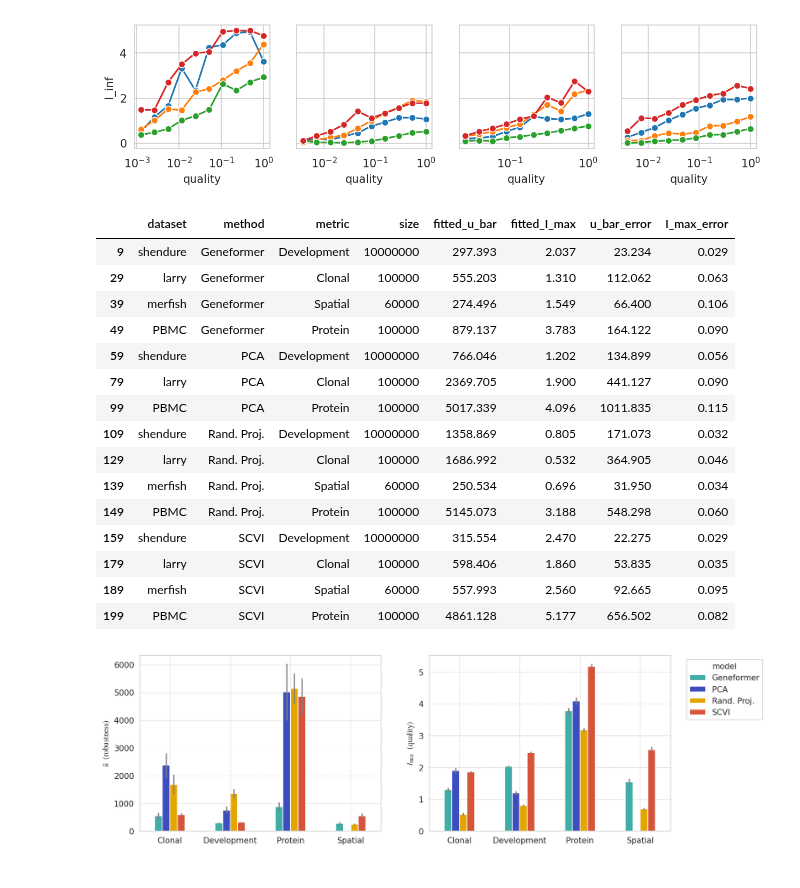
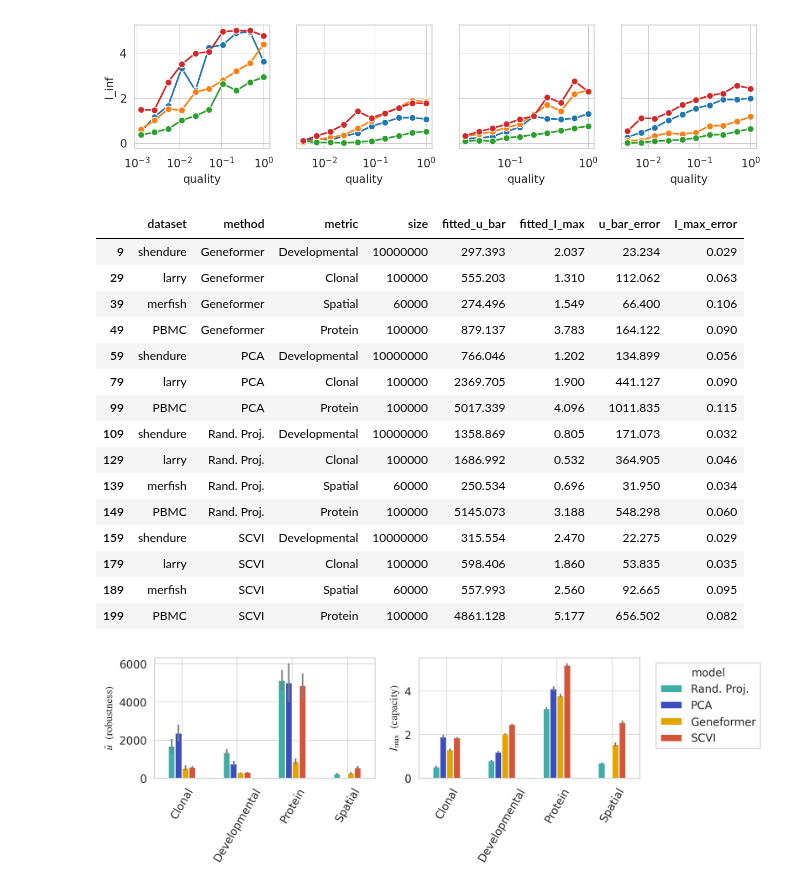
Before and after one commit to igor-sadalski/Scaling-up-measurement-noise-scaling-laws, a Jupyter notebook: analysis/playground.ipynb, the cells around one changed output. Saved outputs shown, nothing was run; the diff lists cells and outputs as text; code cells hidden in the pictures.

Commit message:
replot raw data with jitter, replot param bars

```diff
--- a/analysis/playground.ipynb
+++ b/analysis/playground.ipynb
@@ -50,63 +50,67 @@ noise_df = noise_df[noise_df['size'].isin(noise_df.groupby('dataset')['size'].ma
 
 noise_df.replace('protein_counts', 'Protein', inplace=True)
 noise_df.replace('clone', 'Clonal', inplace=True)
-noise_df.replace('author_day', 'Development', inplace=True)
+noise_df.replace('author_day', 'Developmental', inplace=True)
 noise_df.replace('ng_idx', 'Spatial', inplace=True)
 noise_df.replace('RandomProjection', 'Rand. Proj.', inplace=True)
 
 noise_df
 # %% [output]
 |  | dataset | method | metric | size | fitted_u_bar | fitted_I_max | u_bar_error | I_max_error |
-| 9 | shendure | Geneformer | Development | 10000000 | 297.393 | 2.037 | 23.234 | 0.029 |
+| 9 | shendure | Geneformer | Developmental | 10000000 | 297.393 | 2.037 | 23.234 | 0.029 |
 | 29 | larry | Geneformer | Clonal | 100000 | 555.203 | 1.310 | 112.062 | 0.063 |
 | 39 | merfish | Geneformer | Spatial | 60000 | 274.496 | 1.549 | 66.400 | 0.106 |
 | 49 | PBMC | Geneformer | Protein | 100000 | 879.137 | 3.783 | 164.122 | 0.090 |
-| 59 | shendure | PCA | Development | 10000000 | 766.046 | 1.202 | 134.899 | 0.056 |
+| 59 | shendure | PCA | Developmental | 10000000 | 766.046 | 1.202 | 134.899 | 0.056 |
 | 79 | larry | PCA | Clonal | 100000 | 2369.705 | 1.900 | 441.127 | 0.090 |
 | 99 | PBMC | PCA | Protein | 100000 | 5017.339 | 4.096 | 1011.835 | 0.115 |
-| 109 | shendure | Rand. Proj. | Development | 10000000 | 1358.869 | 0.805 | 171.073 | 0.032 |
+| 109 | shendure | Rand. Proj. | Developmental | 10000000 | 1358.869 | 0.805 | 171.073 | 0.032 |
 | 129 | larry | Rand. Proj. | Clonal | 100000 | 1686.992 | 0.532 | 364.905 | 0.046 |
 | 139 | merfish | Rand. Proj. | Spatial | 60000 | 250.534 | 0.696 | 31.950 | 0.034 |
 | 149 | PBMC | Rand. Proj. | Protein | 100000 | 5145.073 | 3.188 | 548.298 | 0.060 |
-| 159 | shendure | SCVI | Development | 10000000 | 315.554 | 2.470 | 22.275 | 0.029 |
+| 159 | shendure | SCVI | Developmental | 10000000 | 315.554 | 2.470 | 22.275 | 0.029 |
 | 179 | larry | SCVI | Clonal | 100000 | 598.406 | 1.860 | 53.835 | 0.035 |
 | 189 | merfish | SCVI | Spatial | 60000 | 557.993 | 2.560 | 92.665 | 0.095 |
 | 199 | PBMC | SCVI | Protein | 100000 | 4861.128 | 5.177 | 656.502 | 0.082 |
 # %%
-fig, axs = plt.subplots(1, 2, figsize=(12, 4), dpi=150)
+fig, axs = plt.subplots(1, 2, figsize=(8, 2), dpi=300)
 
 means = noise_df.pivot(index='metric', columns='method', values='fitted_u_bar')
 errors = noise_df.pivot(index='metric', columns='method', values='u_bar_error')
 
-means.plot(kind='bar',
+hue_order = ['Rand. Proj.', 'PCA', 'Geneformer', 'SCVI']
+
+means[hue_order].plot(kind='bar',
            yerr=errors,
            ax=axs[0],
            color=pretty_palette,
            capsize=0,
            ecolor='grey',
            capstyle='round',
-           rot=0, legend=False)
+           rot=0, legend=False,)
 
 axs[0].set_xlabel('')
 axs[0].set_ylabel(r'$\bar{u} \text{  (robustness)}$')
-
+# xtick rotation
+axs[0].tick_params(axis='x', rotation=60)
 
 means = noise_df.pivot(index='metric', columns='method', values='fitted_I_max')
 errors = noise_df.pivot(index='metric', columns='method', values='I_max_error')
 
-means.plot(kind='bar',
+means[hue_order].plot(kind='bar',
            yerr=errors,
            ax=axs[1],
            color=pretty_palette,
            capsize=0,
            ecolor='grey',
            capstyle='round',
            rot=0)
 
 axs[1].set_xlabel('')
-axs[1].set_ylabel(r'$I_{\max} \text{  (quality)}$')
+axs[1].set_ylabel(r'$I_{\max} \text{  (capacity)}$')
 axs[1].legend(title='model', bbox_to_anchor=(1.05, 1), loc='upper left')
+axs[1].tick_params(axis='x', rotation=60)
 
 plt.show()
 # %% [output]
-[figure, old version]
+[figure, new version]
```
Also changed, not shown: 1 other file.
